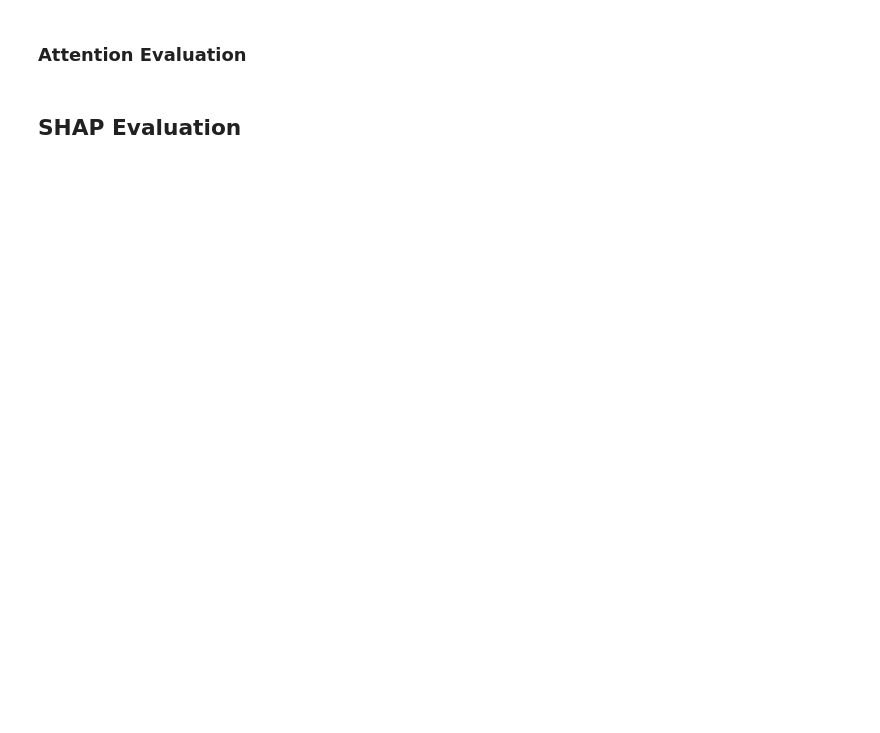
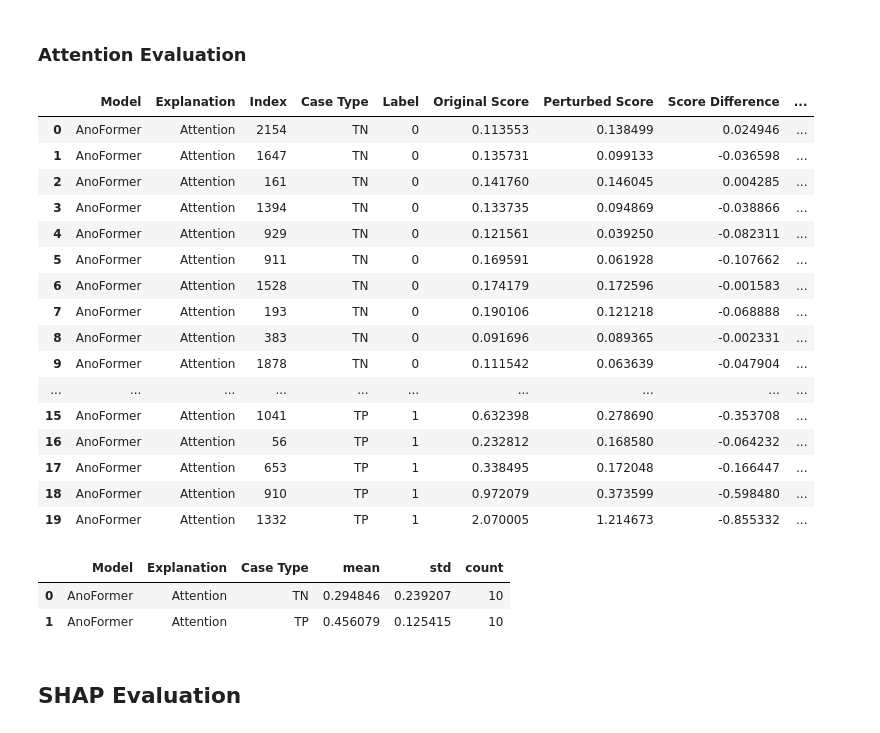
Before and after one commit to sharaffatima/Thesis, a Jupyter notebook: notebooks/06_faithfulness_evaluation.ipynb, the cells around one changed output. Drawn from its saved outputs; the diff is of its cells as text; code cells hidden in the pictures; blank space fills up the shorter version.

```diff
--- a/notebooks/06_faithfulness_evaluation.ipynb
+++ b/notebooks/06_faithfulness_evaluation.ipynb
@@ -254,22 +258,39 @@ for sample in EvaluationSamples:
 # %%
 # Evaluate the Attention Faithfulness of all sample ECGs
 
 AnoFormerAttentionFaithfulnessList = (
     FaithfulnessEvaluator.evaluate_samples(
         samples=EvaluationSamples,
         temporal_importance_values=AnoFormerAttentionImportanceValues,
         score_function=anoformer_score_function,
         model_name="AnoFormer",
-        explanation_name="Attention",
-        device=AnoFormer.Device,
+        explanation_name="Attention"
     )
 )
 
 AnoFormerAttentionFaithfulnessResults = pd.DataFrame(
     AnoFormerAttentionFaithfulnessList
 )
 
 AnoFormerAttentionFaithfulnessResults
+# %% [output]
+|  | Model | Explanation | Index | Case Type | Label | Original Score | Perturbed Score | Score Difference | ... |
+| 0 | AnoFormer | Attention | 2154 | TN | 0 | 0.113553 | 0.138499 | 0.024946 | ... |
+| 1 | AnoFormer | Attention | 1647 | TN | 0 | 0.135731 | 0.099133 | -0.036598 | ... |
+| 2 | AnoFormer | Attention | 161 | TN | 0 | 0.141760 | 0.146045 | 0.004285 | ... |
+| 3 | AnoFormer | Attention | 1394 | TN | 0 | 0.133735 | 0.094869 | -0.038866 | ... |
+| 4 | AnoFormer | Attention | 929 | TN | 0 | 0.121561 | 0.039250 | -0.082311 | ... |
+| 5 | AnoFormer | Attention | 911 | TN | 0 | 0.169591 | 0.061928 | -0.107662 | ... |
+| 6 | AnoFormer | Attention | 1528 | TN | 0 | 0.174179 | 0.172596 | -0.001583 | ... |
+| 7 | AnoFormer | Attention | 193 | TN | 0 | 0.190106 | 0.121218 | -0.068888 | ... |
+| 8 | AnoFormer | Attention | 383 | TN | 0 | 0.091696 | 0.089365 | -0.002331 | ... |
+| 9 | AnoFormer | Attention | 1878 | TN | 0 | 0.111542 | 0.063639 | -0.047904 | ... |
+| ... | ... | ... | ... | ... | ... | ... | ... | ... | ... |
+| 15 | AnoFormer | Attention | 1041 | TP | 1 | 0.632398 | 0.278690 | -0.353708 | ... |
+| 16 | AnoFormer | Attention | 56 | TP | 1 | 0.232812 | 0.168580 | -0.064232 | ... |
+| 17 | AnoFormer | Attention | 653 | TP | 1 | 0.338495 | 0.172048 | -0.166447 | ... |
+| 18 | AnoFormer | Attention | 910 | TP | 1 | 0.972079 | 0.373599 | -0.598480 | ... |
+| 19 | AnoFormer | Attention | 1332 | TP | 1 | 2.070005 | 1.214673 | -0.855332 | ... |
 # %%
 # All results averaged into one faithfullness score per Case Type
 
@@ -287,6 +308,10 @@ AnoFormerAttentionFaithfulnessSummary = (
 )
 
 AnoFormerAttentionFaithfulnessSummary
+# %% [output]
+|  | Model | Explanation | Case Type | mean | std | count |
+| 0 | AnoFormer | Attention | TN | 0.294846 | 0.239207 | 10 |
+| 1 | AnoFormer | Attention | TP | 0.456079 | 0.125415 | 10 |
 # %%
 # Save the Results
 
```
Also changed, not shown: parts of 20 cells of this notebook.
